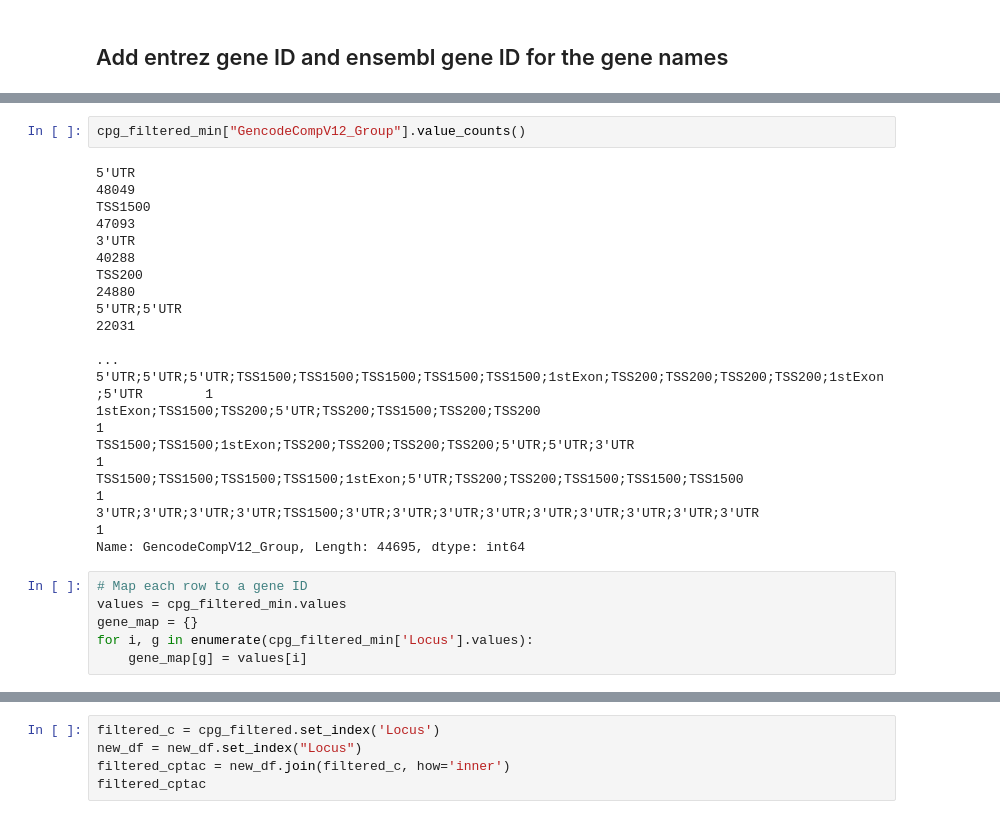
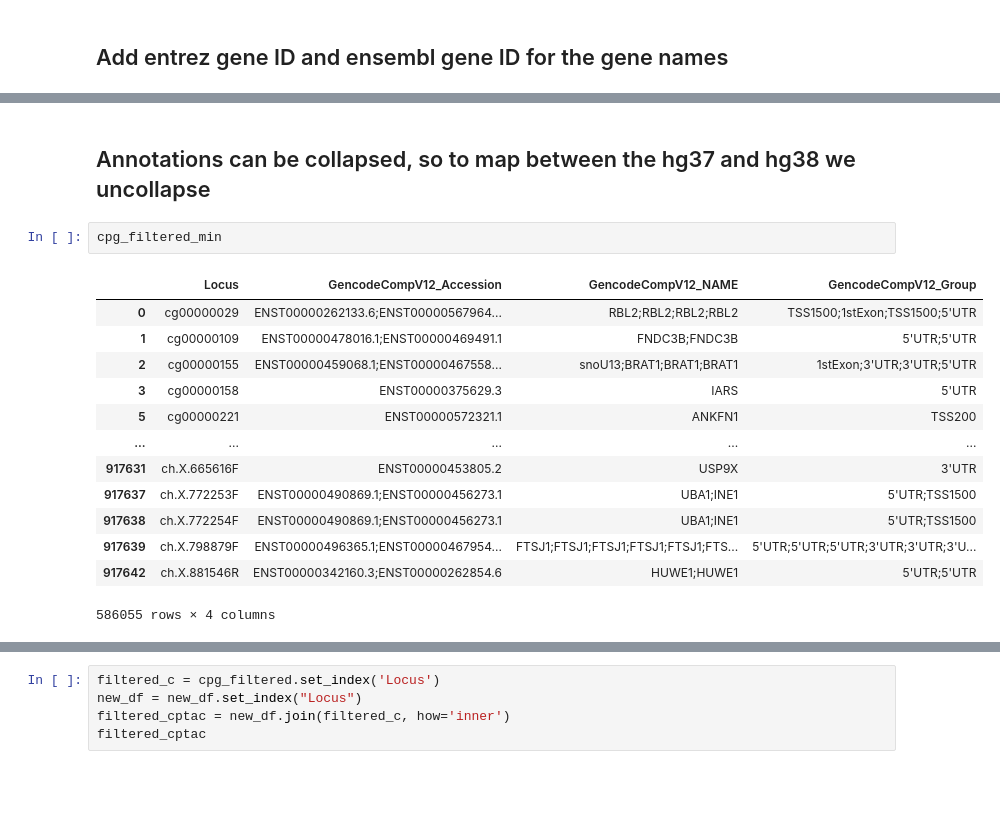
Before and after one commit to ArianeMora/SiRCle_multiomics_integration, a Jupyter notebook: manuscript_reproducibility/N05_MethProcessing.ipynb, the cells around one changed output, grey strips where cells are left out. Drawn from its saved outputs; the diff is of its cells as text; blank space fills up the shorter version.

```diff
--- a/manuscript_reproducibility/N05_MethProcessing.ipynb
+++ b/manuscript_reproducibility/N05_MethProcessing.ipynb
@@ -454,22 +323,19 @@ cpg_filtered_min
+# %% [markdown]
+## Annotations can be collapsed, so to map between the hg37 and hg38 we uncollapse
 # %%
-cpg_filtered_min["GencodeCompV12_Group"].value_counts()
+cpg_filtered_min
 # %% [output]
+|  | Locus | GencodeCompV12_Accession | GencodeCompV12_NAME | GencodeCompV12_Group |
+| 0 | cg00000029 | ENST00000262133.6;ENST00000567964... | RBL2;RBL2;RBL2;RBL2 | TSS1500;1stExon;TSS1500;5'UTR |
+| 1 | cg00000109 | ENST00000478016.1;ENST00000469491.1 | FNDC3B;FNDC3B | 5'UTR;5'UTR |
+| 2 | cg00000155 | ENST00000459068.1;ENST00000467558... | snoU13;BRAT1;BRAT1;BRAT1 | 1stExon;3'UTR;3'UTR;5'UTR |
+| 3 | cg00000158 | ENST00000375629.3 | IARS | 5'UTR |
+| 5 | cg00000221 | ENST00000572321.1 | ANKFN1 | TSS200 |
+| ... | ... | ... | ... | ... |
+| 917631 | ch.X.665616F | ENST00000453805.2 | USP9X | 3'UTR |
+| 917637 | ch.X.772253F | ENST00000490869.1;ENST00000456273.1 | UBA1;INE1 | 5'UTR;TSS1500 |
+| 917638 | ch.X.772254F | ENST00000490869.1;ENST00000456273.1 | UBA1;INE1 | 5'UTR;TSS1500 |
+| 917639 | ch.X.798879F | ENST00000496365.1;ENST00000467954... | FTSJ1;FTSJ1;FTSJ1;FTSJ1;FTSJ1;FTS... | 5'UTR;5'UTR;5'UTR;3'UTR;3'UTR;3'U... |
+| 917642 | ch.X.881546R | ENST00000342160.3;ENST00000262854.6 | HUWE1;HUWE1 | 5'UTR;5'UTR |
-5'UTR                                                                                                          48049
-TSS1500                                                                                                        47093
-3'UTR                                                                                                          40288
-TSS200                                                                                                         24880
-5'UTR;5'UTR                                                                                                    22031
-                                                                                                               ...
-5'UTR;5'UTR;5'UTR;TSS1500;TSS1500;TSS1500;TSS1500;TSS1500;1stExon;TSS200;TSS200;TSS200;TSS200;1stExon;5'UTR        1
-1stExon;TSS1500;TSS200;5'UTR;TSS200;TSS1500;TSS200;TSS200                                                          1
-TSS1500;TSS1500;1stExon;TSS200;TSS200;TSS200;TSS200;5'UTR;5'UTR;3'UTR                                              1
-TSS1500;TSS1500;TSS1500;TSS1500;1stExon;5'UTR;TSS200;TSS200;TSS1500;TSS1500;TSS1500                                1
-3'UTR;3'UTR;3'UTR;3'UTR;TSS1500;3'UTR;3'UTR;3'UTR;3'UTR;3'UTR;3'UTR;3'UTR;3'UTR;3'UTR                              1
-Name: GencodeCompV12_Group, Length: 44695, dtype: int64
+586055 rows × 4 columns
-# %%
-# Map each row to a gene ID
-values = cpg_filtered_min.values
-gene_map = {}
-for i, g in enumerate(cpg_filtered_min['Locus'].values):
-    gene_map[g] = values[i]
 # %%
```
Also changed, not shown: parts of 80 cells of this notebook, 7 other files.
